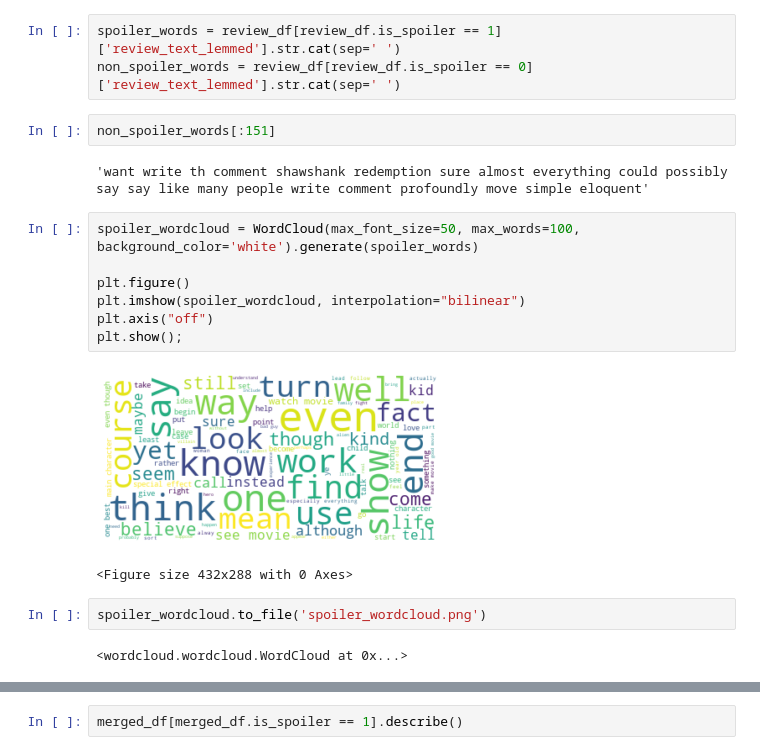
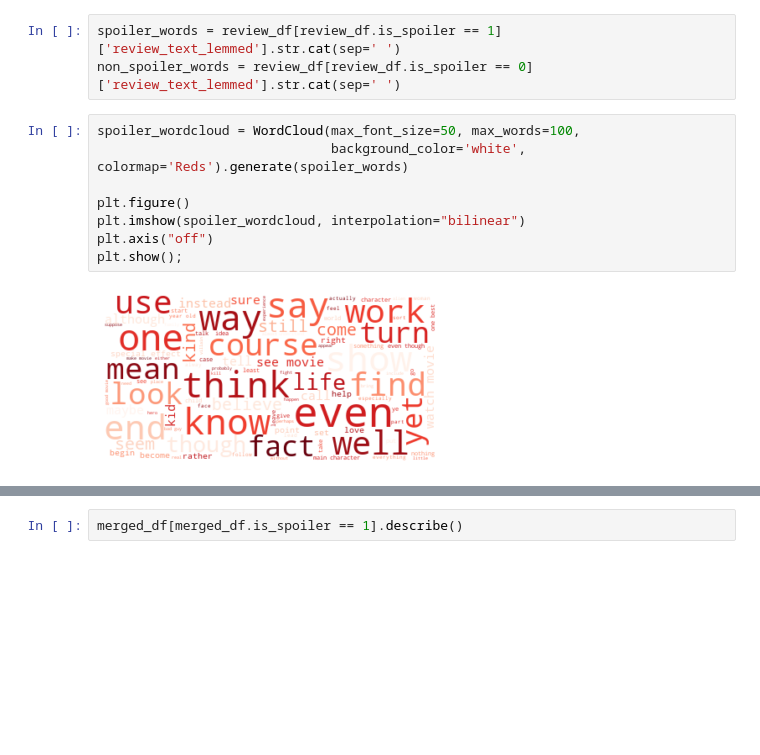
Before and after one commit to brtracy/capstone_project, a Jupyter notebook: EDA.ipynb, the cells around one changed output, grey strips where cells are left out. Cells and saved outputs as stored; diff of their text form; blank space fills up the shorter version.

Commit message:
more cleanup
still need to improve visualizations and finish non-technical

```diff
--- a/EDA.ipynb
+++ b/EDA.ipynb
@@ -488,21 +472,13 @@ review_df
 # %%
 spoiler_words = review_df[review_df.is_spoiler == 1]['review_text_lemmed'].str.cat(sep=' ')
 non_spoiler_words = review_df[review_df.is_spoiler == 0]['review_text_lemmed'].str.cat(sep=' ')
-# %%
-non_spoiler_words[:151]
-# %% [output]
-'want write th comment shawshank redemption sure almost everything could possibly say say like many people write comment profoundly move simple eloquent'
 # %%
-spoiler_wordcloud = WordCloud(max_font_size=50, max_words=100, background_color='white').generate(spoiler_words)
+spoiler_wordcloud = WordCloud(max_font_size=50, max_words=100,
+                              background_color='white', colormap='Reds').generate(spoiler_words)
 
 plt.figure()
 plt.imshow(spoiler_wordcloud, interpolation="bilinear")
 plt.axis("off")
 plt.show();
 # %% [output]
-[figure, old version]
+[figure, new version]
-<Figure size 432x288 with 0 Axes>
-# %%
-spoiler_wordcloud.to_file('spoiler_wordcloud.png')
-# %% [output]
-<wordcloud.wordcloud.WordCloud at 0x...>
```
Also changed, not shown: parts of 15 cells of this notebook, 3 other files.
